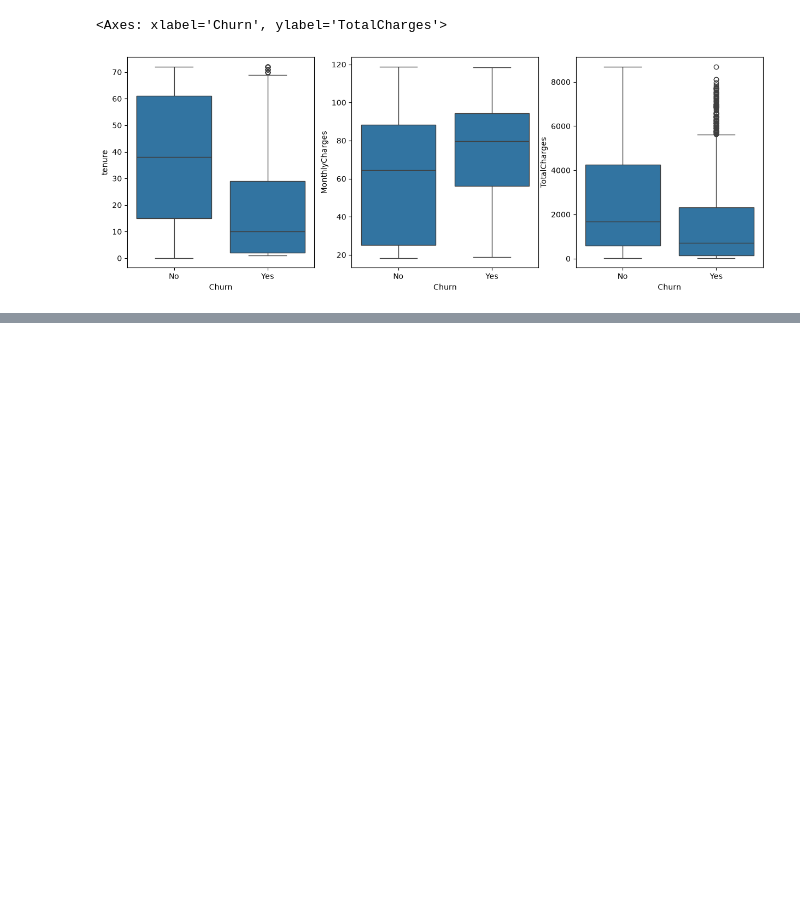
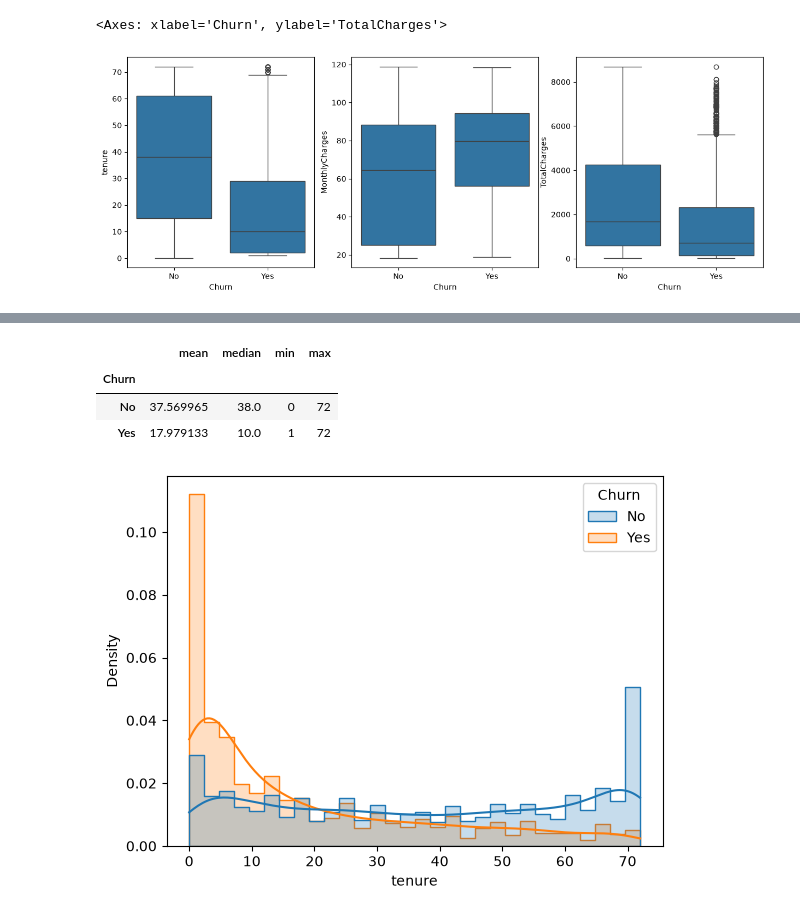
Before and after one commit to Maaahdi-Mohseni/customer-intelligence-platform, a Jupyter notebook: notebooks/01_data_exploration.ipynb, the cells around one changed output, grey strips where cells are left out. Drawn from its saved outputs; the diff is of its cells as text; code cells hidden in the pictures; blank space fills up the shorter version.

```diff
--- a/notebooks/01_data_exploration.ipynb
+++ b/notebooks/01_data_exploration.ipynb
@@ -64,0 +81,12 @@ sns.boxplot(x='Churn', y='TotalCharges', data=df, ax=axes[2])
+# %%
+df.groupby('Churn')['tenure'].agg(['mean', 'median', 'min', 'max'])
+# %% [output]
+|  | mean | median | min | max |
+| Churn |  |  |  |  |
+| No | 37.569965 | 38.0 | 0 | 72 |
+| Yes | 17.979133 | 10.0 | 1 | 72 |
+# %%
+sns.histplot(data=df , x='tenure' , hue='Churn' , bins=30 , kde=True , element='step' , stat='density' , common_norm=False)
+plt.show()
+# %% [output]
+[figure, added]
```
Also changed, not shown: parts of 27 cells of this notebook.
